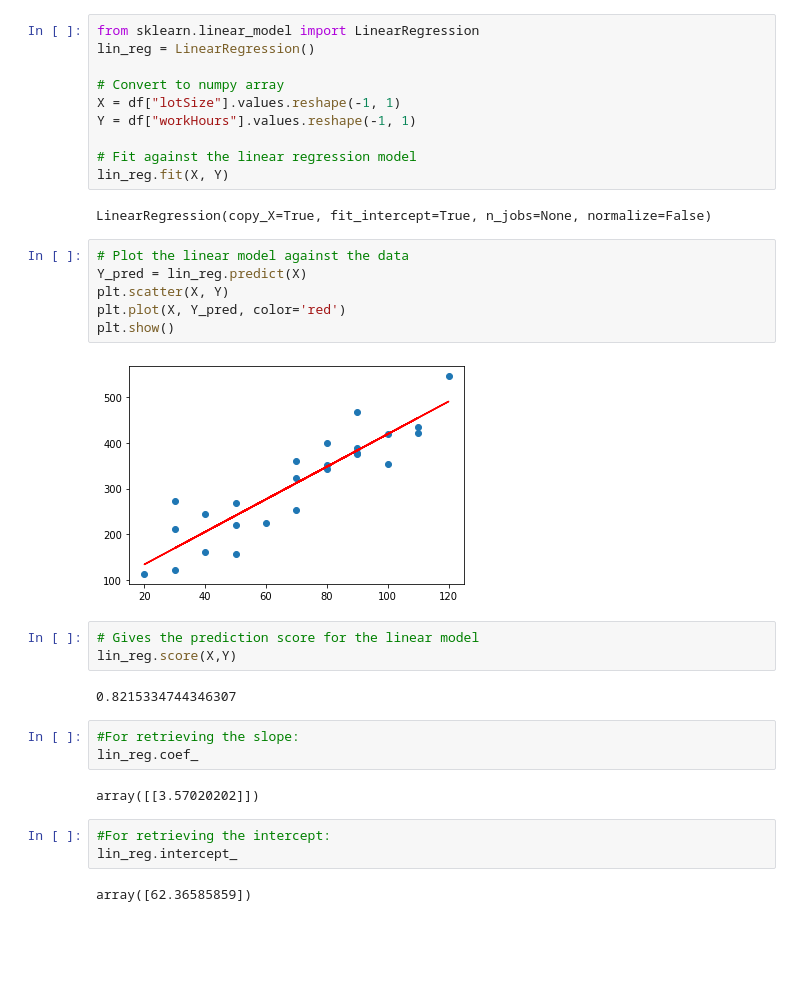
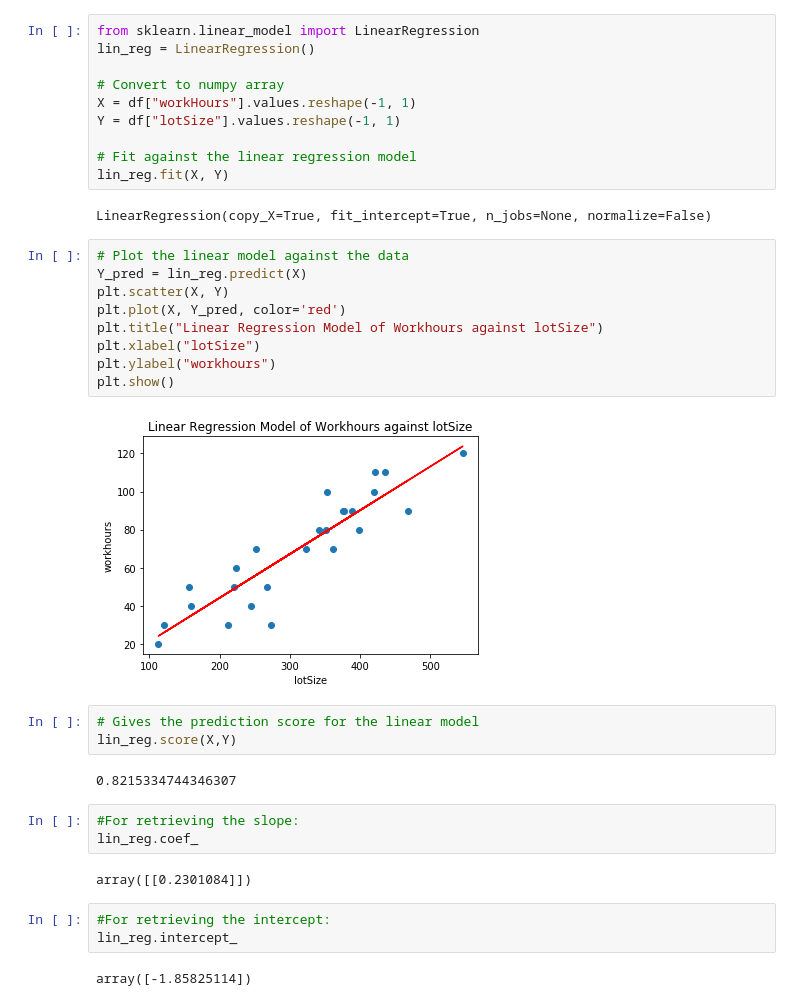
Before and after one commit to USF-CS-663-Spring-2020/lab-05-regression-vikas91, a Jupyter notebook: toluca-linear-regression.ipynb, the cells around one changed output. Cells and saved outputs as stored; diff of their text form; blank space fills up the shorter version.

```diff
--- a/toluca-linear-regression.ipynb
+++ b/toluca-linear-regression.ipynb
@@ -44,8 +44,8 @@ from sklearn.linear_model import LinearRegression
 lin_reg = LinearRegression()
 
 # Convert to numpy array
-X = df["lotSize"].values.reshape(-1, 1)
-Y = df["workHours"].values.reshape(-1, 1)
+X = df["workHours"].values.reshape(-1, 1)
+Y = df["lotSize"].values.reshape(-1, 1)
 
 # Fit against the linear regression model
 lin_reg.fit(X, Y)
@@ -54,11 +54,14 @@ LinearRegression(copy_X=True, fit_intercept=True, n_jobs=None, normalize=False)
 # %%
 # Plot the linear model against the data
 Y_pred = lin_reg.predict(X)
 plt.scatter(X, Y)
 plt.plot(X, Y_pred, color='red')
+plt.title("Linear Regression Model of Workhours against lotSize")
+plt.xlabel("lotSize")
+plt.ylabel("workhours")
 plt.show()
 # %% [output]
-[figure, old version]
+[figure, new version]
 # %%
 # Gives the prediction score for the linear model
 lin_reg.score(X,Y)
@@ -68,9 +71,9 @@ lin_reg.score(X,Y)
 #For retrieving the slope:
 lin_reg.coef_
 # %% [output]
-array([[3.57020202]])
+array([[0.2301084]])
 # %%
 #For retrieving the intercept:
 lin_reg.intercept_
 # %% [output]
-array([62.36585859])
+array([-1.85825114])
```
Also changed, not shown: parts of 2 cells of this notebook, 1 other file.
